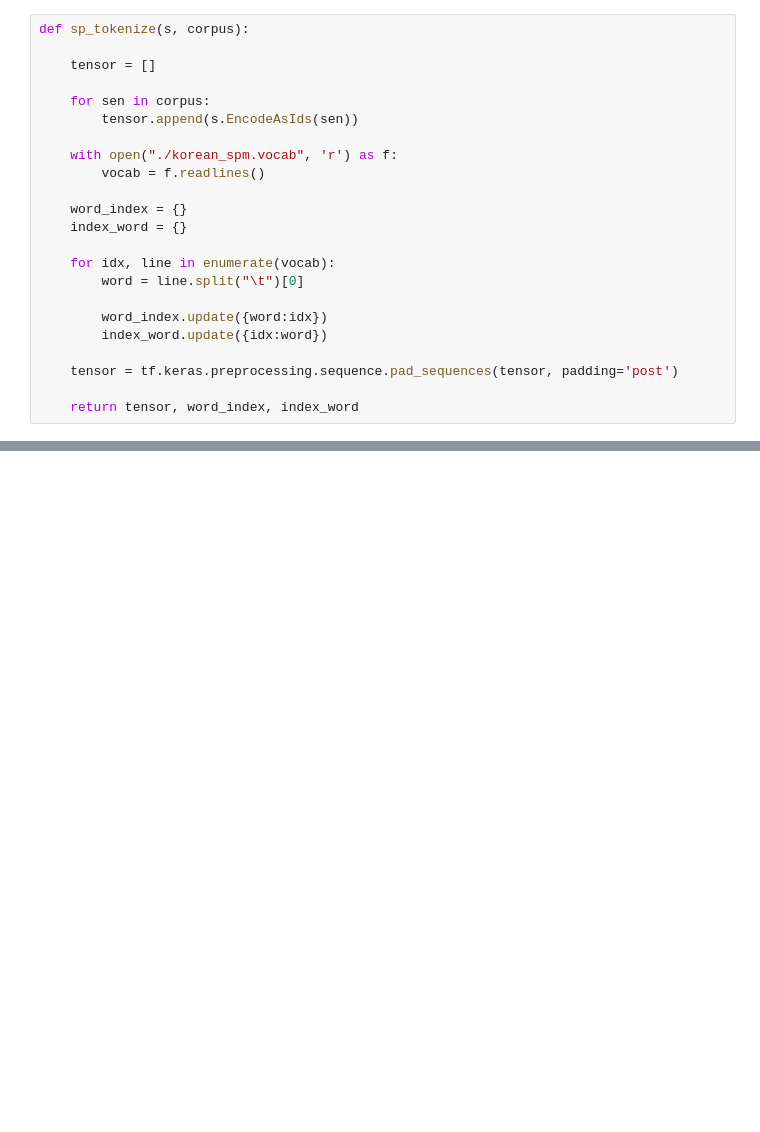
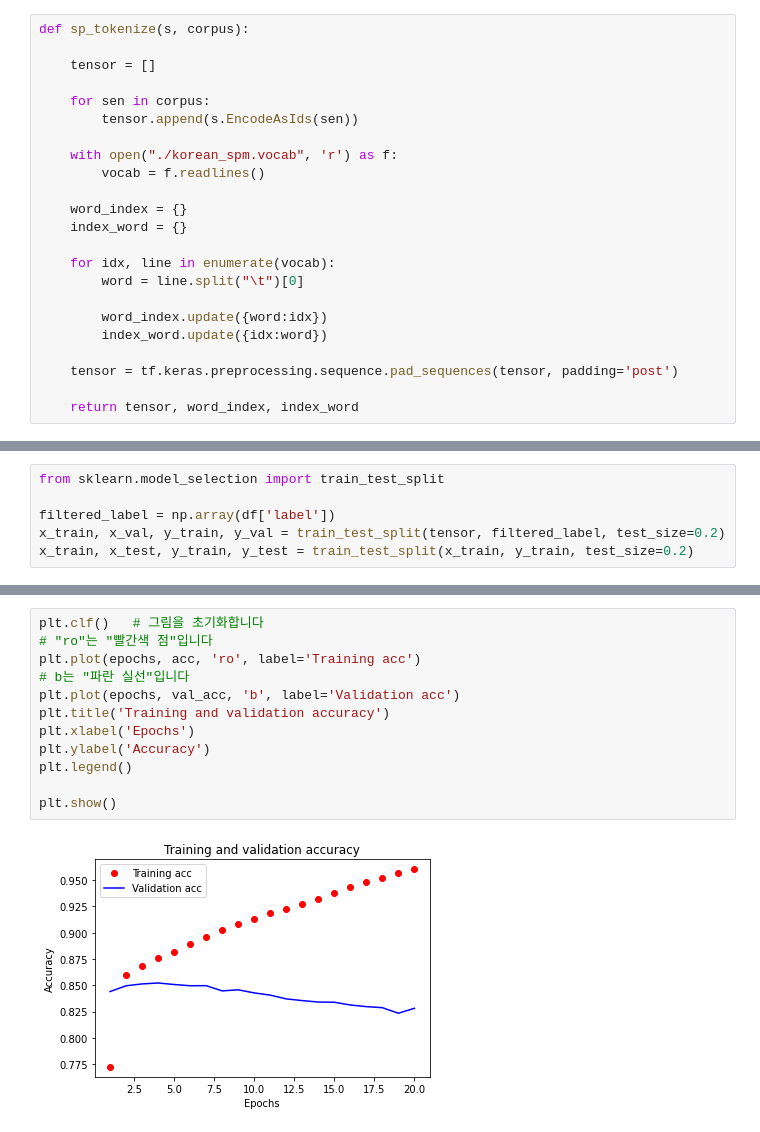
Before and after one commit to sgr1118/GD-NLP, a Jupyter notebook: [GD2_Use_SentencePiece].ipynb, the cells around one changed output, grey strips where cells are left out. Saved outputs shown, nothing was run; the diff lists cells and outputs as text; blank space fills up the shorter version.

```diff
--- a/[GD2_Use_SentencePiece].ipynb
+++ b/[GD2_Use_SentencePiece].ipynb
@@ -413,0 +423,6 @@ print(tensor)
+# %%
+from sklearn.model_selection import train_test_split
+
+filtered_label = np.array(df['label'])
+x_train, x_val, y_train, y_val = train_test_split(tensor, filtered_label, test_size=0.2)
+x_train, x_test, y_train, y_test = train_test_split(x_train, y_train, test_size=0.2)
@@ -413,0 +529,14 @@ print(tensor)
+# %%
+plt.clf()   # 그림을 초기화합니다
+# "ro"는 "빨간색 점"입니다
+plt.plot(epochs, acc, 'ro', label='Training acc')
+# b는 "파란 실선"입니다
+plt.plot(epochs, val_acc, 'b', label='Validation acc')
+plt.title('Training and validation accuracy')
+plt.xlabel('Epochs')
+plt.ylabel('Accuracy')
+plt.legend()
+
+plt.show()
+# %% [output]
+[figure, added]
```
Also changed, not shown: parts of 25 cells of this notebook.
